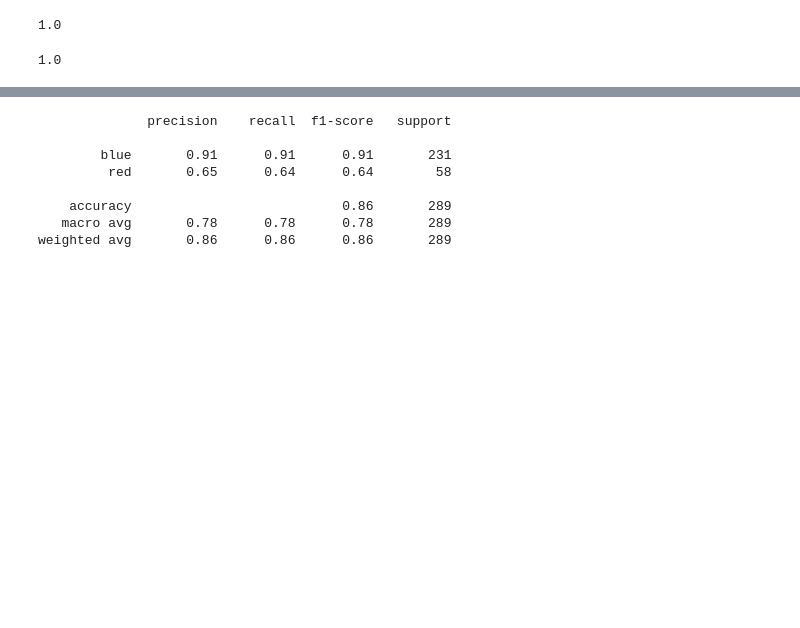
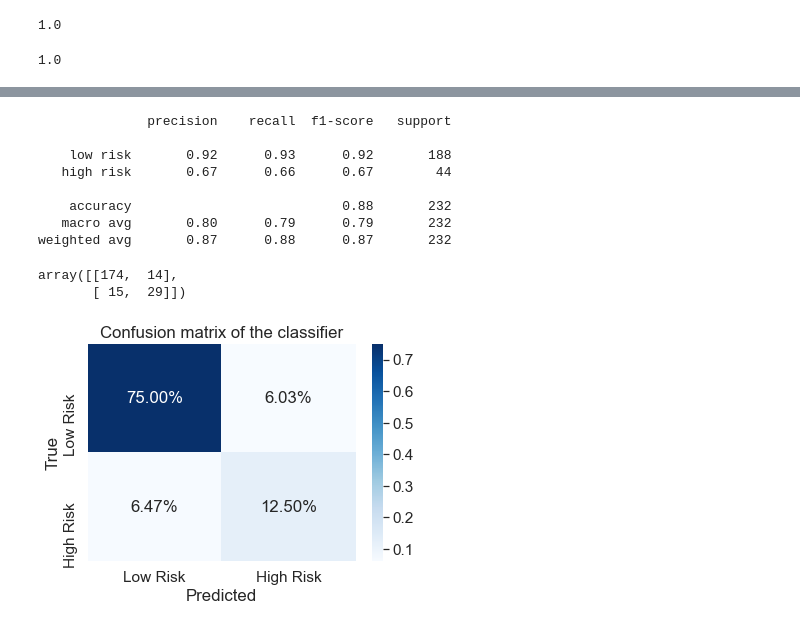
Before and after one commit to stellakk75/COVID-19RiskCalc, a Jupyter notebook: Clean_Analysis/MachineLearningQ2.ipynb, the cells around one changed output, grey strips where cells are left out. Saved outputs shown, nothing was run; the diff lists cells and outputs as text; code cells hidden in the pictures; blank space fills up the shorter version.

Commit message:
classificationReportandConfusionMatrix

```diff
--- a/Clean_Analysis/MachineLearningQ2.ipynb
+++ b/Clean_Analysis/MachineLearningQ2.ipynb
@@ -234,11 +139,14 @@ factors
 # %%
+# assigning variables
 X = factors.drop('Mortality_bin', axis=1)
 y = factors['Mortality_bin']
 
+# split data
 from sklearn.model_selection import train_test_split
-X_train, X_test, y_train, y_test = train_test_split(X, y, random_state=1)
+X_train, X_test, y_train, y_test = train_test_split(X, y,train_size=.80, random_state=1)
 # %%
+# importing logistic regression
 from sklearn.linear_model import LogisticRegression
-classifier = LogisticRegression(max_iter=500)
+classifier = LogisticRegression(max_iter=300)
 classifier
 # %% [output]
@@ -256,14 +167,15 @@ predictions = classifier.predict(X_test)
 result=pd.DataFrame({"Prediction": predictions, "Actual": y_test}).head(25)
 result;
 # %%
+# printing f-score in classification report
 from sklearn.metrics import classification_report
-print(classification_report (y_test, predictions, target_names = ['blue','red']))
+print(classification_report (y_test, predictions, target_names = ['low risk','high risk']))
 # %% [output]
               precision    recall  f1-score   support
 
-        blue       0.91      0.91      0.91       231
-         red       0.65      0.64      0.64        58
+    low risk       0.92      0.93      0.92       188
+   high risk       0.67      0.66      0.67        44
 
-    accuracy                           0.86       289
-   macro avg       0.78      0.78      0.78       289
-weighted avg       0.86      0.86      0.86       289
+    accuracy                           0.88       232
+   macro avg       0.80      0.79      0.79       232
+weighted avg       0.87      0.88      0.87       232
@@ -271,0 +187,22 @@ weighted avg       0.86      0.86      0.86       289
+# %%
+# from sklearn import metrics
+from sklearn.metrics import confusion_matrix
+matrix = confusion_matrix(y_test, predictions, labels = [0,1])
+matrix
+# %% [output]
+array([[174,  14],
+       [ 15,  29]])
+# %%
+# confusion matrix with % break down
+import seaborn as sns
+ax = plt.subplot()
+# labels = ['Low Risk','High Risk']
+categories = ['lowrisk',' highrisk']
+sns.heatmap(matrix/np.sum(matrix), annot=True,
+            fmt='.2%', cmap='Blues', ax=ax)
+ax.set_title('Confusion matrix of the classifier')
+ax.set_xlabel('Predicted')
+ax.set_ylabel('True')
+ax.xaxis.set_ticklabels(['Low Risk','High Risk']); ax.yaxis.set_ticklabels(['Low Risk','High Risk']);
+# %% [output]
+[figure, added]
```
Also changed, not shown: parts of 30 cells of this notebook, 3 other files.
